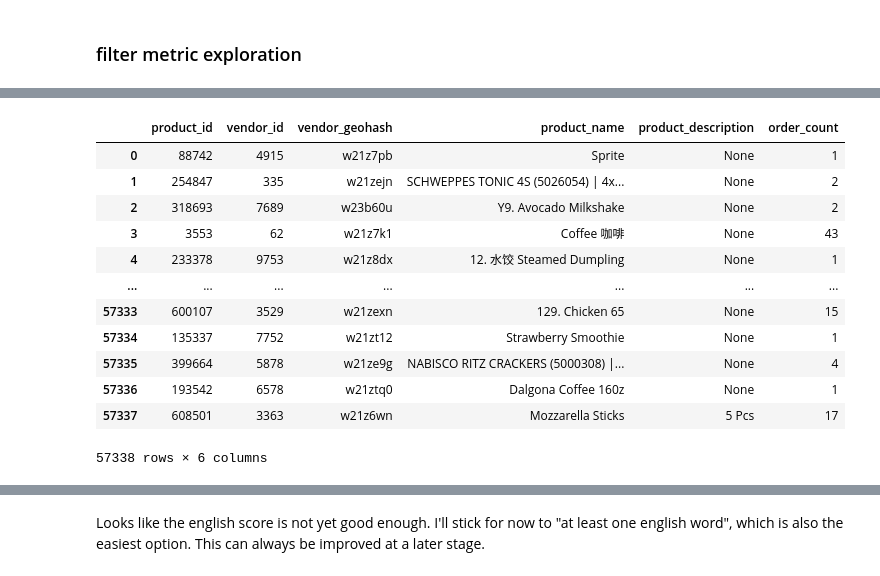
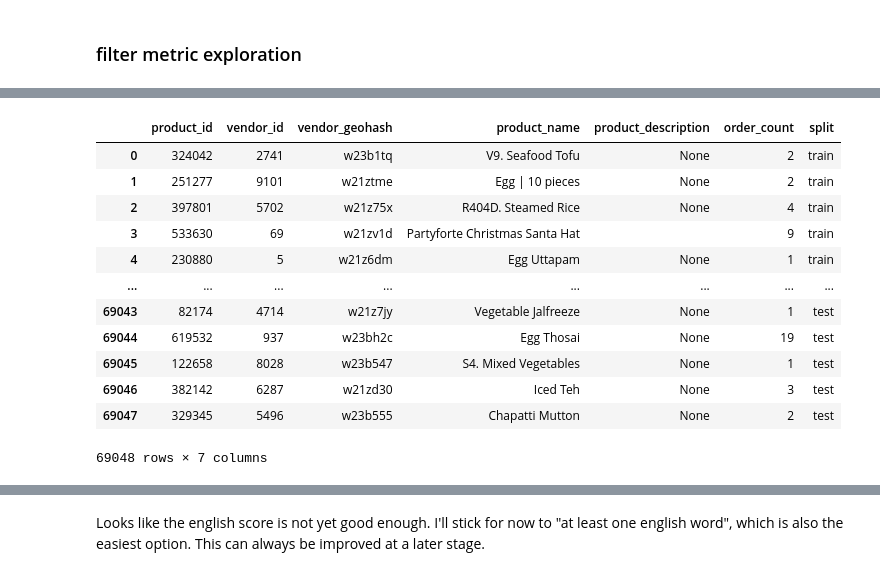
Before and after one commit to cb-314/vendor_challenge, a Jupyter notebook: vendor_challenge.ipynb, the cells around one changed output, grey strips where cells are left out. Cells and saved outputs as stored; diff of their text form; code cells hidden in the pictures.

```diff
--- a/vendor_challenge.ipynb
+++ b/vendor_challenge.ipynb
@@ -226,8 +244,7 @@ products_description_token_df["idx"] = products_description_token_df.groupby(pri
 # %%
 # stemming which we will need later for word2vec
 snowball = nltk.stem.SnowballStemmer(language="english")
-products_name_token_df["text_tokens_stemmed"] = products_name_token_df["text_tokens"].apply(lambda x: snowball.stem(x))
-products_description_token_df["text_tokens_stemmed"] = products_description_token_df["text_tokens"].apply(lambda x: snowball.stem(x))
+products_text_token_df["text_tokens_stemmed"] = products_text_token_df["text_tokens"].apply(lambda x: snowball.stem(x))
 # %% [markdown]
 ## filter english items
 # %% [markdown]
@@ -237,5 +254,4 @@ The general idea here is to count the fraction of english words in name and desc
 # %%
 # check if text_tokens are in words corpus
 words = nltk.corpus.words.words()
-products_name_token_df["is_english"] = products_name_token_df["text_tokens"].isin(words)
-products_description_token_df["is_english"] = products_description_token_df["text_tokens"].isin(words)
+products_text_token_df["is_english"] = products_text_token_df["text_tokens"].isin(words)
@@ -268,8 +258,26 @@ for col in ["name_is_english", "name_n_words", "description_is_english", "descri
+# %%
+# count english words and total words and add it back to all items
+products_english_df = pd.merge(
+    products_text_token_df.groupby(text_keys)["is_english"].sum().reset_index().rename({"is_english": "n_english"}, axis=1),
+    products_text_token_df.groupby(text_keys)["is_english"].size().reset_index().rename({"is_english": "n_words"}, axis=1),
+    on=text_keys,
+    how="outer"
+  )
+
+# pivot and fill na with 0 as we are dealing with counts
+products_english_df = products_english_df.pivot(index = primary_keys, columns="source", values=["n_english", "n_words"])
+products_english_df = products_english_df.fillna(0)
+
+# concat column names
+products_english_df.columns = [('{0}_{1}'.format(*tup)) for tup in products_english_df.columns]
+
+# reset index
+products_english_df = products_english_df.reset_index()
 # %%
 # calculate the actual frequency = score
-products_english_df["total_is_english"] = products_english_df["name_is_english"] + products_english_df["description_is_english"]
-products_english_df["total_n_words"] = products_english_df["name_n_words"] + products_english_df["description_n_words"]
-products_english_df["english_score"] = products_english_df["total_is_english"] / products_english_df["total_n_words"]
+products_english_df["n_english_total"] = products_english_df["n_english_description"] + products_english_df["n_english_name"]
+products_english_df["n_words_total"] = products_english_df["n_words_description"] + products_english_df["n_words_name"]
+products_english_df["english_score"] = products_english_df["n_english_total"] / products_english_df["n_words_total"]
 # %%
 # drop ones with no english score
 products_english_df = products_english_df[~products_english_df["english_score"].isna()]
@@ -363,17 +371,17 @@ products_sample_raw_train_df.merge(products_english_df[products_english_df["tota
 # %%
-products_sample_raw_train_df.merge(products_english_df[products_english_df["total_is_english"] == 1][primary_keys], on=primary_keys, how="inner")
+products_sample_raw_train_test_df.merge(products_english_df[products_english_df["n_english_total"] == 1][primary_keys], on=primary_keys, how="inner")
 # %% [output]
-|  | product_id | vendor_id | vendor_geohash | product_name | product_description | order_count |
-| 0 | 88742 | 4915 | w21z7pb | Sprite | None | 1 |
-| 1 | 254847 | 335 | w21zejn | SCHWEPPES TONIC 4S (5026054) | 4x... | None | 2 |
-| 2 | 318693 | 7689 | w23b60u | Y9. Avocado Milkshake | None | 2 |
-| 3 | 3553 | 62 | w21z7k1 | Coffee 咖啡 | None | 43 |
-| 4 | 233378 | 9753 | w21z8dx | 12. 水饺 Steamed Dumpling | None | 1 |
-| ... | ... | ... | ... | ... | ... | ... |
-| 57333 | 600107 | 3529 | w21zexn | 129. Chicken 65 | None | 15 |
-| 57334 | 135337 | 7752 | w21zt12 | Strawberry Smoothie | None | 1 |
-| 57335 | 399664 | 5878 | w21ze9g | NABISCO RITZ CRACKERS (5000308) |... | None | 4 |
-| 57336 | 193542 | 6578 | w21ztq0 | Dalgona Coffee 160z | None | 1 |
-| 57337 | 608501 | 3363 | w21z6wn | Mozzarella Sticks | 5 Pcs | 17 |
+|  | product_id | vendor_id | vendor_geohash | product_name | product_description | order_count | split |
+| 0 | 324042 | 2741 | w23b1tq | V9. Seafood Tofu | None | 2 | train |
+| 1 | 251277 | 9101 | w21ztme | Egg | 10 pieces | None | 2 | train |
+| 2 | 397801 | 5702 | w21z75x | R404D. Steamed Rice | None | 4 | train |
+| 3 | 533630 | 69 | w21zv1d | Partyforte Christmas Santa Hat |  | 9 | train |
+| 4 | 230880 | 5 | w21z6dm | Egg Uttapam | None | 1 | train |
+| ... | ... | ... | ... | ... | ... | ... | ... |
+| 69043 | 82174 | 4714 | w21z7jy | Vegetable Jalfreeze | None | 1 | test |
+| 69044 | 619532 | 937 | w23bh2c | Egg Thosai | None | 19 | test |
+| 69045 | 122658 | 8028 | w23b547 | S4. Mixed Vegetables | None | 1 | test |
+| 69046 | 382142 | 6287 | w21zd30 | Iced Teh | None | 3 | test |
+| 69047 | 329345 | 5496 | w23b555 | Chapatti Mutton | None | 2 | test |
-57338 rows × 6 columns
+69048 rows × 7 columns
 # %%
```
Also changed, not shown: parts of 55 cells of this notebook.
